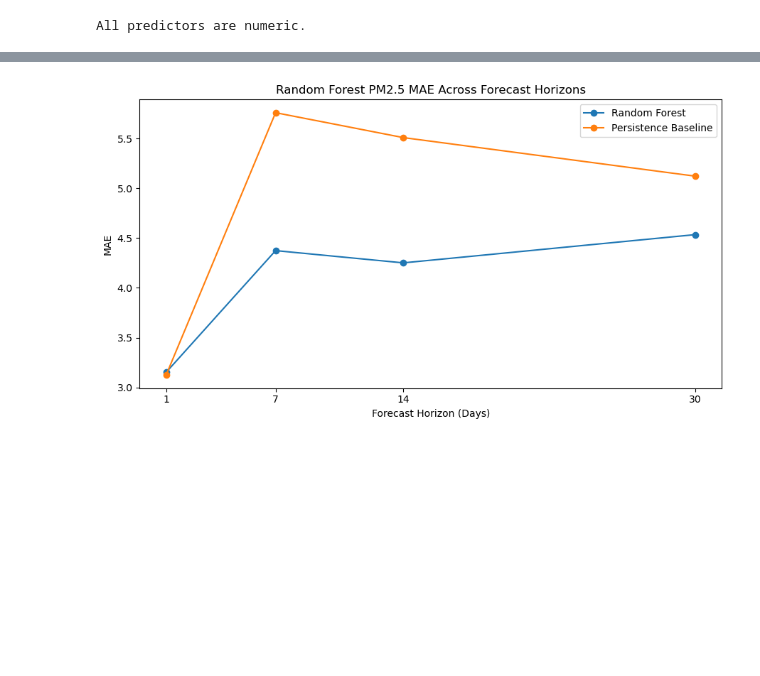
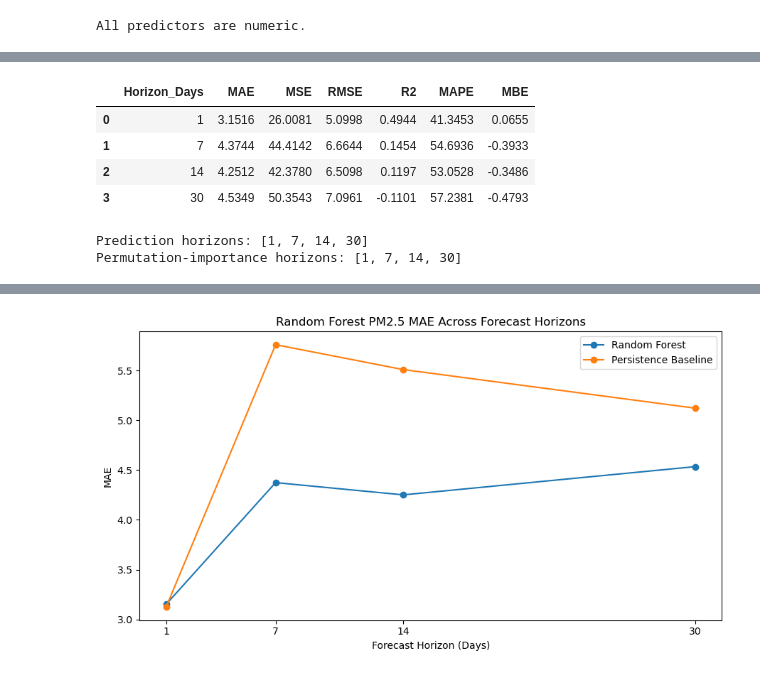
Before and after one commit to Masters-Paper-Forecasting/code, a Jupyter notebook: model_training/Random_Forest.ipynb, the cells around one changed output, grey strips where cells are left out. Drawn from its saved outputs; the diff is of its cells as text; code cells hidden in the pictures; blank space fills up the shorter version.

```diff
--- a/model_training/Random Forest.ipynb
+++ b/model_training/Random_Forest.ipynb
@@ -1120,0 +1311,36 @@ FINAL RANDOM FOREST RESULTS
+# %%
+# ============================================================
+# 15.1 VERIFY SIX-METRIC RANDOM FOREST RESULTS
+# ============================================================
+
+display(
+    results_df[
+        [
+            "Horizon_Days",
+            "MAE",
+            "MSE",
+            "RMSE",
+            "R2",
+            "MAPE",
+            "MBE"
+        ]
+    ].round(4)
+)
+
+print(
+    "\nPrediction horizons:",
+    list(prediction_data.keys())
+)
+
+print(
+    "Permutation-importance horizons:",
+    list(permutation_importance_data.keys())
+)
+# %% [output]
+|  | Horizon_Days | MAE | MSE | RMSE | R2 | MAPE | MBE |
+| 0 | 1 | 3.1516 | 26.0081 | 5.0998 | 0.4944 | 41.3453 | 0.0655 |
+| 1 | 7 | 4.3744 | 44.4142 | 6.6644 | 0.1454 | 54.6936 | -0.3933 |
+| 2 | 14 | 4.2512 | 42.3780 | 6.5098 | 0.1197 | 53.0528 | -0.3486 |
+| 3 | 30 | 4.5349 | 50.3543 | 7.0961 | -0.1101 | 57.2381 | -0.4793 |
+Prediction horizons: [1, 7, 14, 30]
+Permutation-importance horizons: [1, 7, 14, 30]
```
Also changed, not shown: parts of 17 cells of this notebook, 1 other file.
